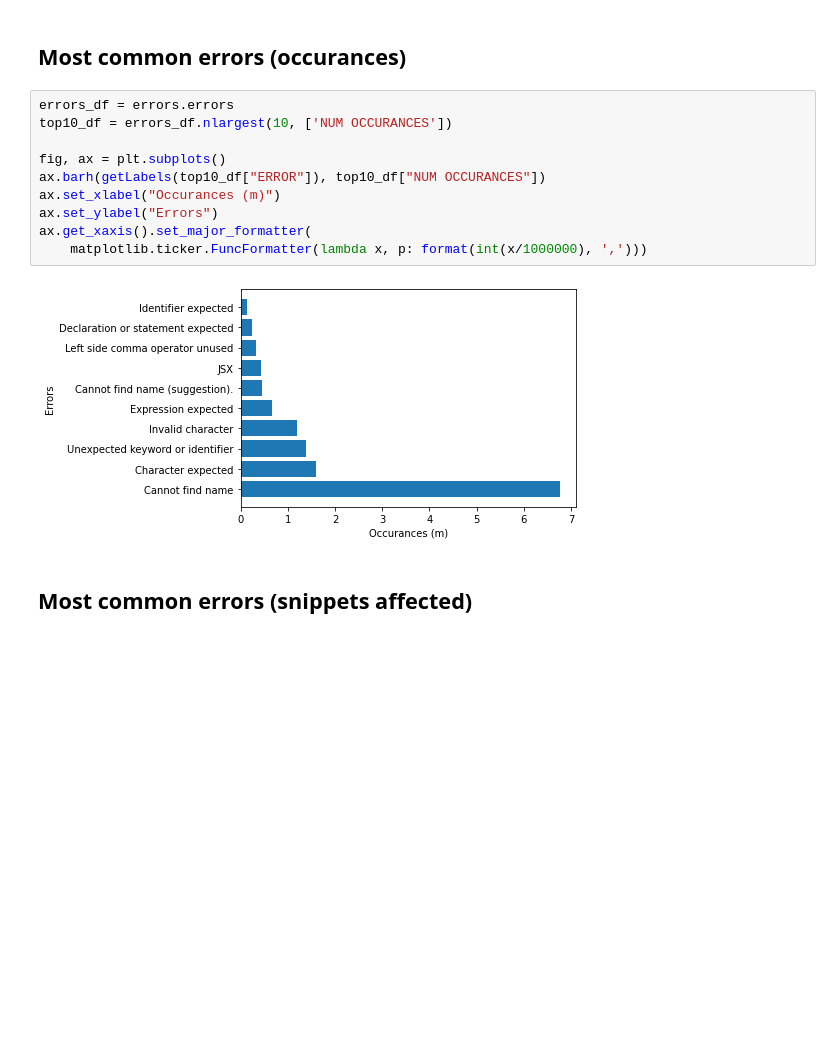
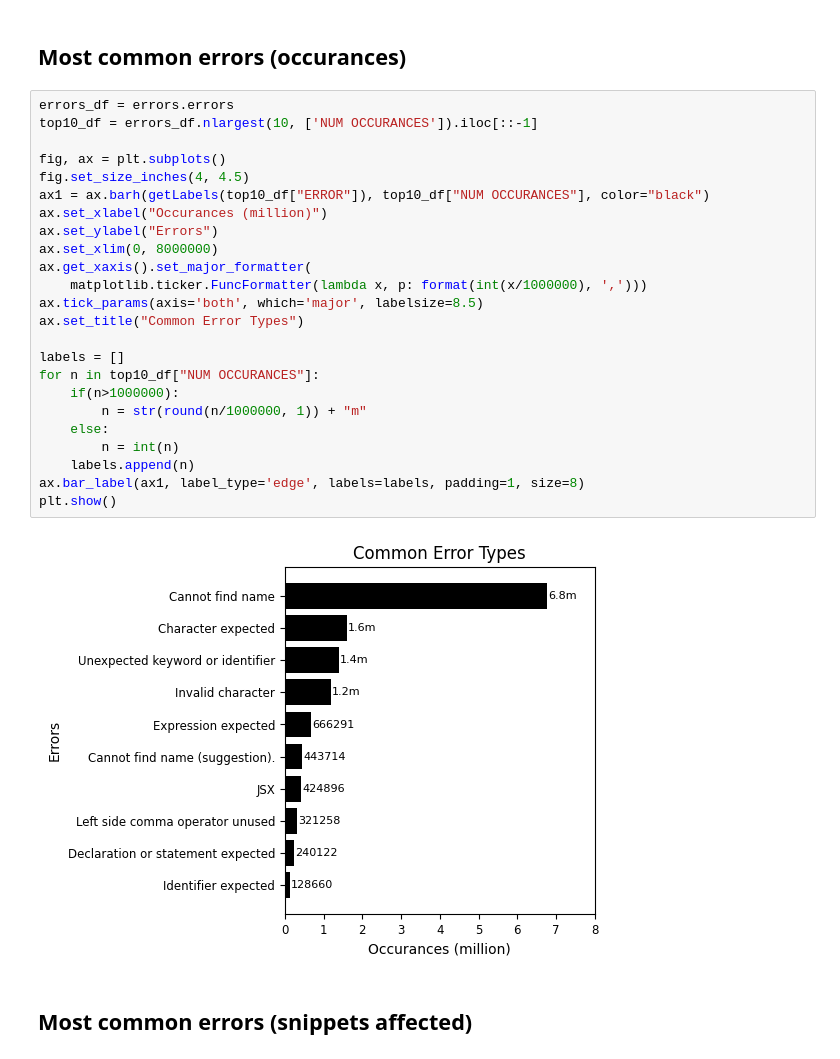
Before and after one commit to Brittany-Reid/node_code_correction, a Jupyter notebook: analysis/analysis.ipynb, the cells around one changed output. Drawn from its saved outputs; the diff is of its cells as text; blank space fills up the shorter version.

```diff
--- a/analysis/analysis.ipynb
+++ b/analysis/analysis.ipynb
@@ -80,16 +86,30 @@ Snippets with Errors: 1577124/2161911(0.729504591077061)
 ## Most common errors (occurances)
 # %%
 errors_df = errors.errors
-top10_df = errors_df.nlargest(10, ['NUM OCCURANCES'])
+top10_df = errors_df.nlargest(10, ['NUM OCCURANCES']).iloc[::-1]
 
 fig, ax = plt.subplots()
-ax.barh(getLabels(top10_df["ERROR"]), top10_df["NUM OCCURANCES"])
-ax.set_xlabel("Occurances (m)")
+fig.set_size_inches(4, 4.5)
+ax1 = ax.barh(getLabels(top10_df["ERROR"]), top10_df["NUM OCCURANCES"], color="black")
+ax.set_xlabel("Occurances (million)")
 ax.set_ylabel("Errors")
+ax.set_xlim(0, 8000000)
 ax.get_xaxis().set_major_formatter(
     matplotlib.ticker.FuncFormatter(lambda x, p: format(int(x/1000000), ',')))
+ax.tick_params(axis='both', which='major', labelsize=8.5)
+ax.set_title("Common Error Types")
+
+labels = []
+for n in top10_df["NUM OCCURANCES"]:
+    if(n>1000000):
+        n = str(round(n/1000000, 1)) + "m"
+    else:
+        n = int(n)
+    labels.append(n)
+ax.bar_label(ax1, label_type='edge', labels=labels, padding=1, size=8)
+plt.show()
 # %% [output]
-[figure, old version]
+[figure, new version]
 # %% [markdown]
 ## Most common errors (snippets affected)
 # %%
```
Also changed, not shown: parts of 2 cells of this notebook, 1 other file.
